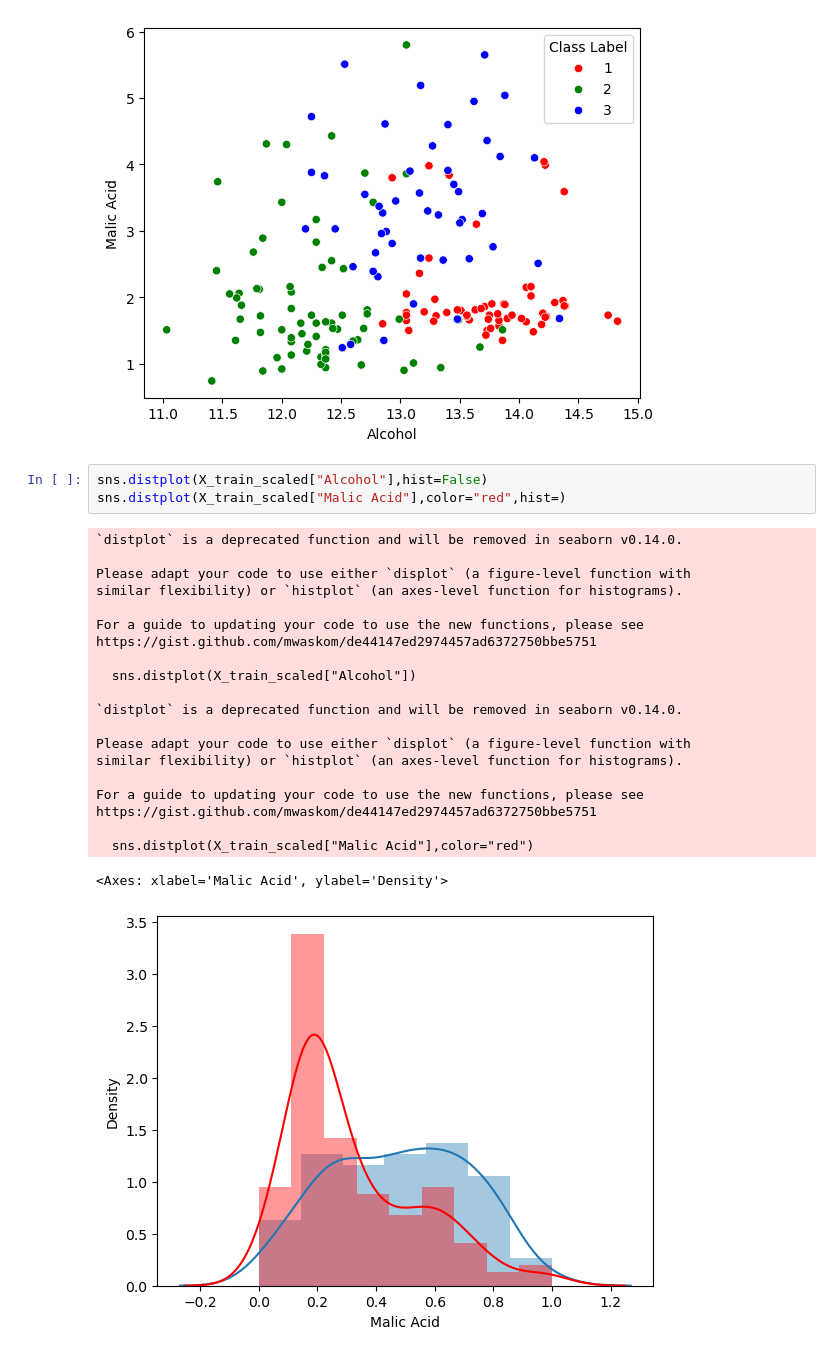
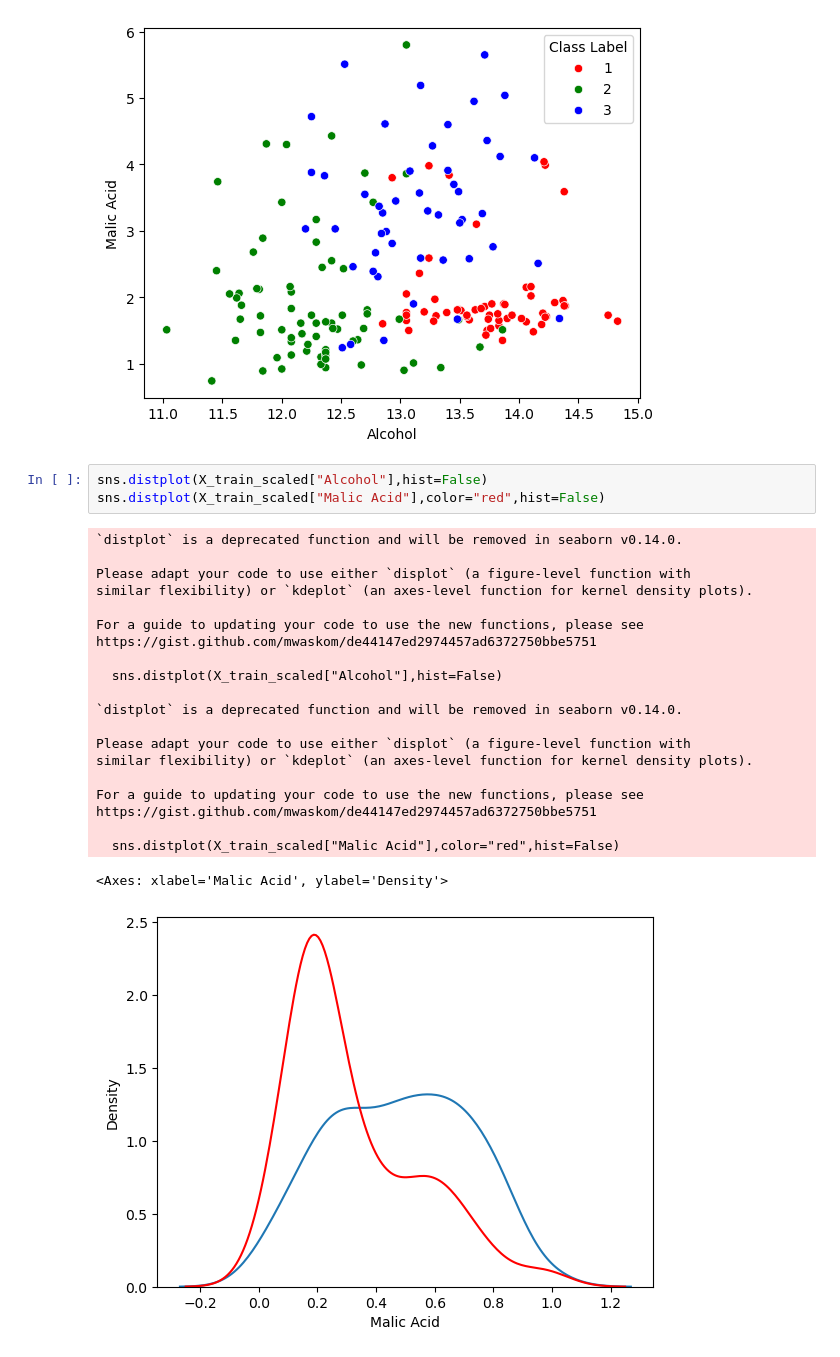
Before and after one commit to shreya918-git/machinelearning, a Jupyter notebook: feature-engineering.ipynb, the cells around one changed output. Saved outputs shown, nothing was run; the diff lists cells and outputs as text.

```diff
--- a/feature-engineering.ipynb
+++ b/feature-engineering.ipynb
@@ -228,26 +228,26 @@ sns.scatterplot(x="Alcohol",y="Malic Acid",data=df,hue="Class Label",palette=col
 [figure]
 # %%
 sns.distplot(X_train_scaled["Alcohol"],hist=False)
-sns.distplot(X_train_scaled["Malic Acid"],color="red",hist=)
+sns.distplot(X_train_scaled["Malic Acid"],color="red",hist=False)
 # %% [output]
 `distplot` is a deprecated function and will be removed in seaborn v0.14.0.
 
 Please adapt your code to use either `displot` (a figure-level function with
-similar flexibility) or `histplot` (an axes-level function for histograms).
+similar flexibility) or `kdeplot` (an axes-level function for kernel density plots).
 
 For a guide to updating your code to use the new functions, please see
 https://gist.github.com/mwaskom/de44147ed2974457ad6372750bbe5751
 
-  sns.distplot(X_train_scaled["Alcohol"])
+  sns.distplot(X_train_scaled["Alcohol"],hist=False)
 
 `distplot` is a deprecated function and will be removed in seaborn v0.14.0.
 
 Please adapt your code to use either `displot` (a figure-level function with
-similar flexibility) or `histplot` (an axes-level function for histograms).
+similar flexibility) or `kdeplot` (an axes-level function for kernel density plots).
 
 For a guide to updating your code to use the new functions, please see
 https://gist.github.com/mwaskom/de44147ed2974457ad6372750bbe5751
 
-  sns.distplot(X_train_scaled["Malic Acid"],color="red")
+  sns.distplot(X_train_scaled["Malic Acid"],color="red",hist=False)
 <Axes: xlabel='Malic Acid', ylabel='Density'>
-[figure, old version]
+[figure, new version]
```
Also changed, not shown: parts of 3 cells of this notebook.
